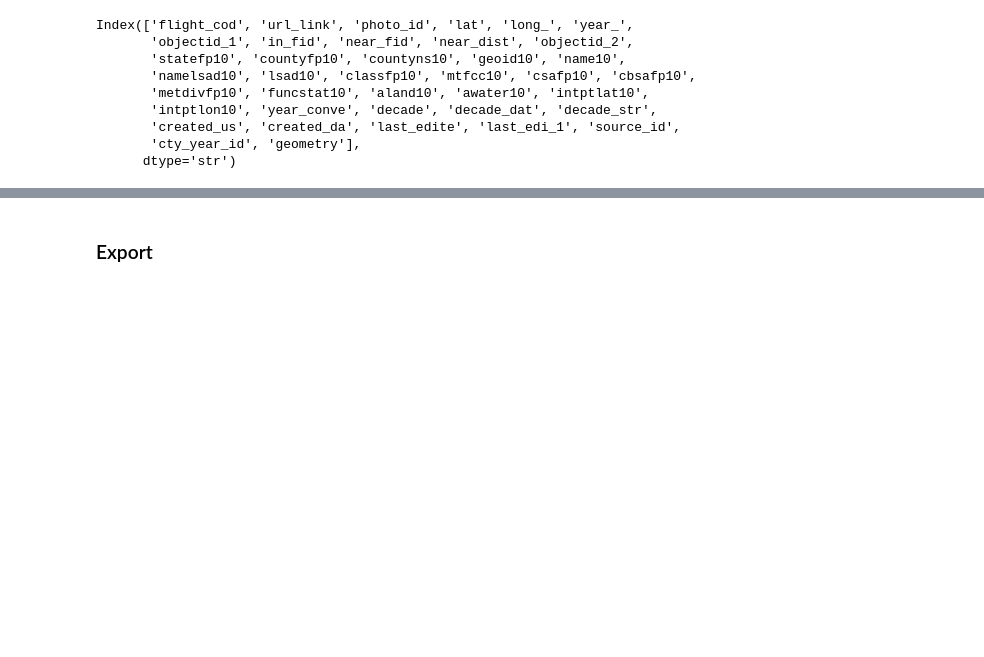
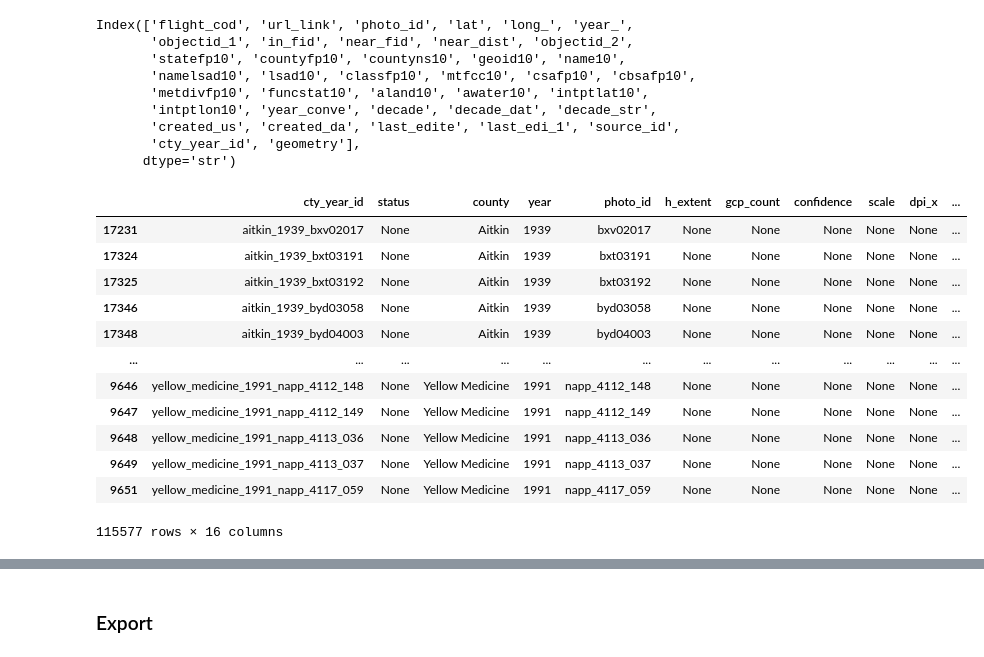
Before and after one commit to cleorose/batch_georef, a Jupyter notebook: 01_index_table_prep.ipynb, the cells around one changed output, grey strips where cells are left out. Cells and saved outputs as stored; diff of their text form; code cells hidden in the pictures; blank space fills up the shorter version.

```diff
--- a/01_index_table_prep.ipynb
+++ b/01_index_table_prep.ipynb
@@ -363,5 +251,21 @@ gdf = gdf.rename(columns={
 # %%
-new_gdf = gdf[['cty_year_id','county','year','photo_id','extent','worldfile_json','status','gcp_count','confidence','url','flight_code','source_id','geometry']]
+new_gdf = new_gdf[['cty_year_id','status','county','year','photo_id','h_extent','gcp_count','confidence','scale','dpi_x','width_px','worldfile_json','url','flight_code','source_id','geometry']]
+
+new_gdf
+# %% [output]
+|  | cty_year_id | status | county | year | photo_id | h_extent | gcp_count | confidence | scale | dpi_x | ... |
+| 17231 | aitkin_1939_bxv02017 | None | Aitkin | 1939 | bxv02017 | None | None | None | None | None | ... |
+| 17324 | aitkin_1939_bxt03191 | None | Aitkin | 1939 | bxt03191 | None | None | None | None | None | ... |
+| 17325 | aitkin_1939_bxt03192 | None | Aitkin | 1939 | bxt03192 | None | None | None | None | None | ... |
+| 17346 | aitkin_1939_byd03058 | None | Aitkin | 1939 | byd03058 | None | None | None | None | None | ... |
+| 17348 | aitkin_1939_byd04003 | None | Aitkin | 1939 | byd04003 | None | None | None | None | None | ... |
+| ... | ... | ... | ... | ... | ... | ... | ... | ... | ... | ... | ... |
+| 9646 | yellow_medicine_1991_napp_4112_148 | None | Yellow Medicine | 1991 | napp_4112_148 | None | None | None | None | None | ... |
+| 9647 | yellow_medicine_1991_napp_4112_149 | None | Yellow Medicine | 1991 | napp_4112_149 | None | None | None | None | None | ... |
+| 9648 | yellow_medicine_1991_napp_4113_036 | None | Yellow Medicine | 1991 | napp_4113_036 | None | None | None | None | None | ... |
+| 9649 | yellow_medicine_1991_napp_4113_037 | None | Yellow Medicine | 1991 | napp_4113_037 | None | None | None | None | None | ... |
+| 9651 | yellow_medicine_1991_napp_4117_059 | None | Yellow Medicine | 1991 | napp_4117_059 | None | None | None | None | None | ... |
+115577 rows × 16 columns
 # %%
 new_gdf = new_gdf.sort_values(by=['county','year'], ascending=[True, True])
 
```
Also changed, not shown: parts of 20 cells of this notebook, 2 other files.
